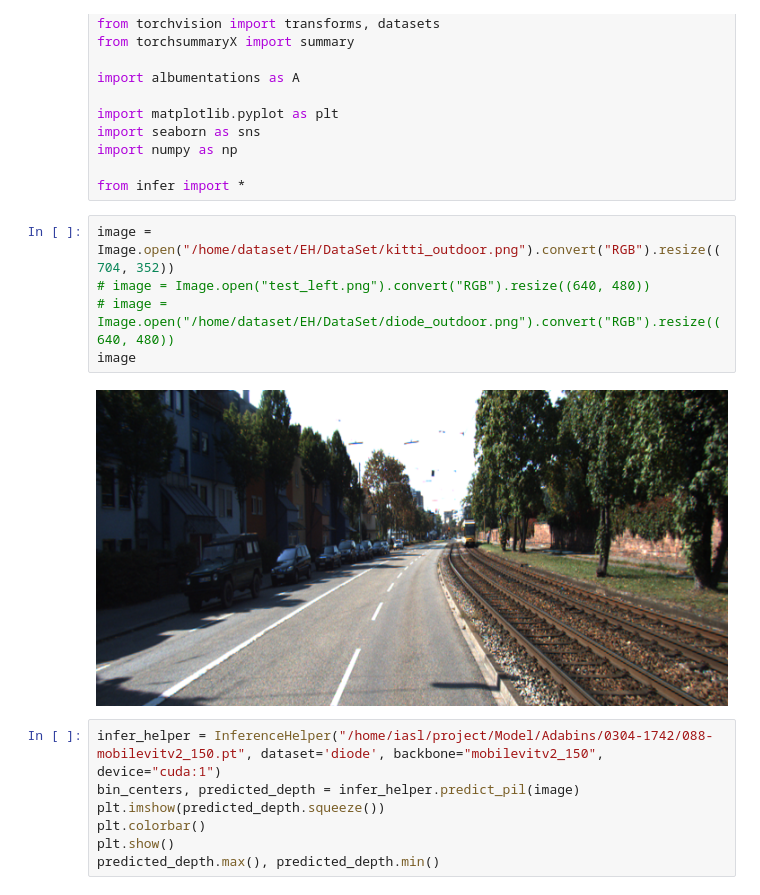
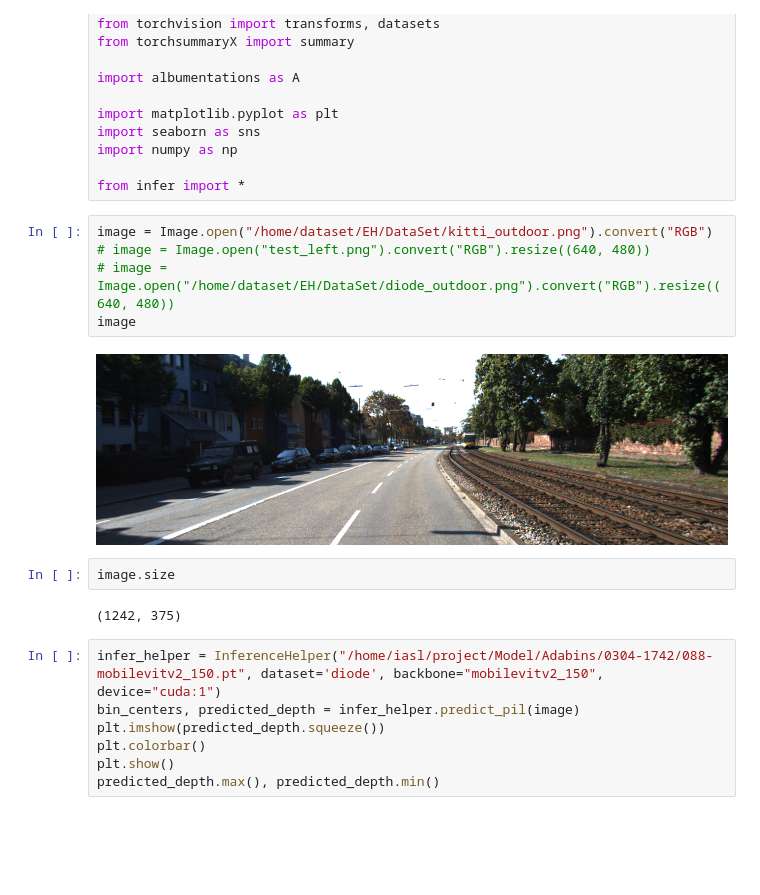
Before and after one commit to hukuhaka/Adabins_someadd, a Jupyter notebook: Model_test.ipynb, the cells around one changed output. Cells and saved outputs as stored; diff of their text form; blank space fills up the shorter version.

```diff
--- a/Model_test.ipynb
+++ b/Model_test.ipynb
@@ -16,12 +16,16 @@ import numpy as np
 
 from infer import *
 # %%
-image = Image.open("/home/dataset/EH/DataSet/kitti_outdoor.png").convert("RGB").resize((704, 352))
+image = Image.open("/home/dataset/EH/DataSet/kitti_outdoor.png").convert("RGB")
 # image = Image.open("test_left.png").convert("RGB").resize((640, 480))
 # image = Image.open("/home/dataset/EH/DataSet/diode_outdoor.png").convert("RGB").resize((640, 480))
 image
 # %% [output]
-[figure, old version]
+[figure, new version]
+# %%
+image.size
+# %% [output]
+(1242, 375)
 # %%
 infer_helper = InferenceHelper("/home/iasl/project/Model/Adabins/0304-1742/088-mobilevitv2_150.pt", dataset='diode', backbone="mobilevitv2_150", device="cuda:1")
 bin_centers, predicted_depth = infer_helper.predict_pil(image)
```
Also changed, not shown: 4 other files.
